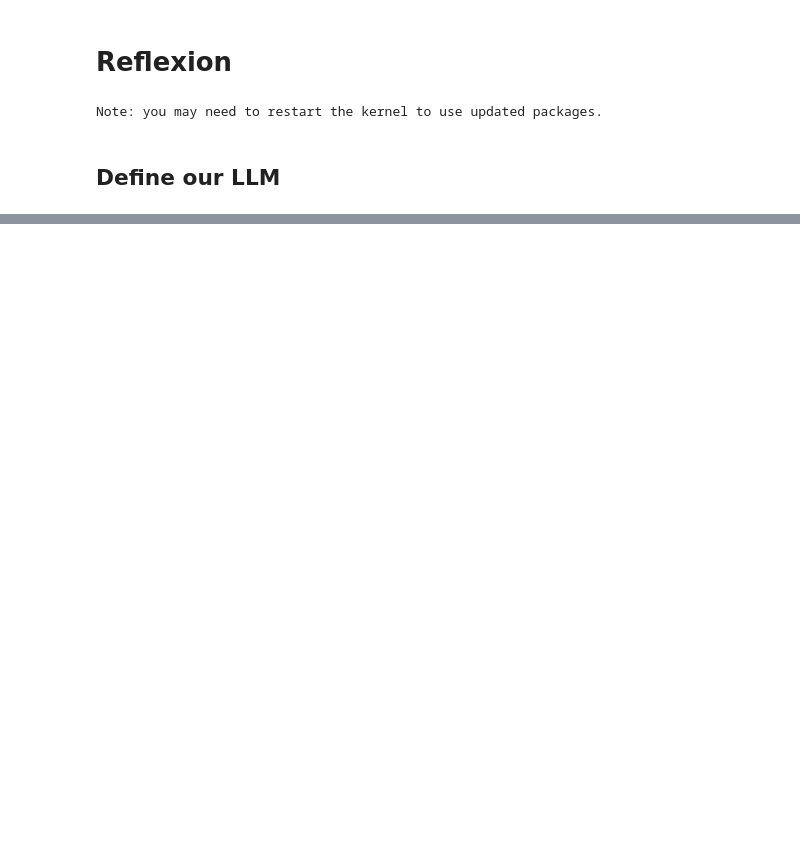
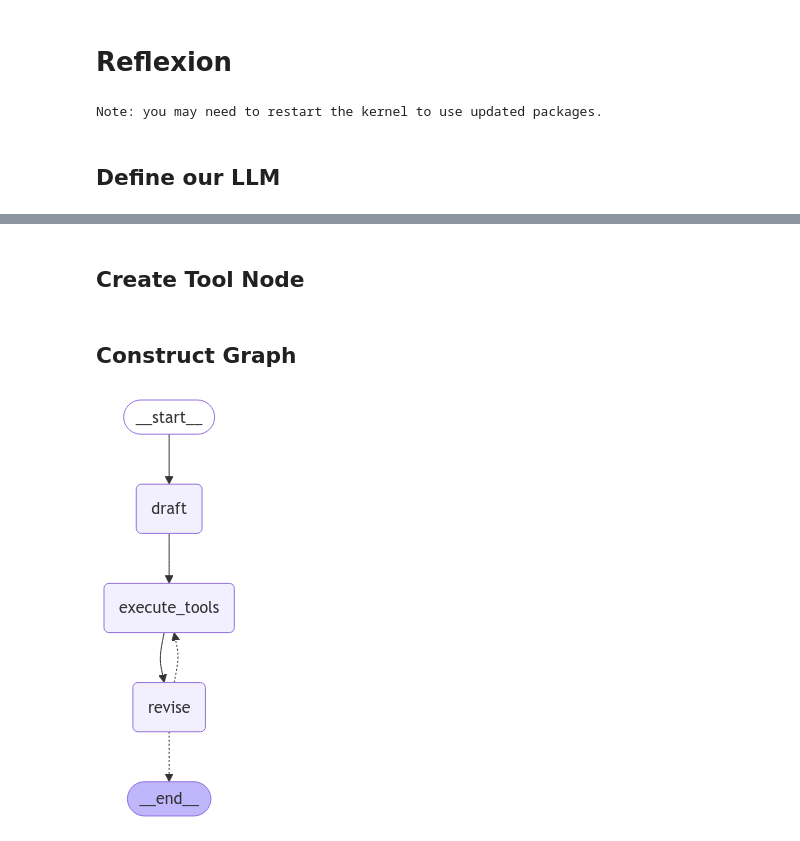
Before and after one commit to dkimds/llm-ops, a Jupyter notebook: LangGraph/7. Reflexion.ipynb, the cells around one changed output, grey strips where cells are left out. Drawn from its saved outputs; the diff is of its cells as text; code cells hidden in the pictures; blank space fills up the shorter version.

```diff
--- a/LangGraph/7. Reflexion.ipynb
+++ b/LangGraph/7. Reflexion.ipynb
@@ -72,7 +73,7 @@ class ResponderWithRetries:
                 self.validator.invoke(response)
                 return {"messages": response}
             except ValidationError as e:
-                state = state + [
+                state["messages"] = state["messages"] + [
                     response,
                     ToolMessage(
                         content=f"{repr(e)}\n\nPay close attention to the function schema.\n\n"
@@ -124,0 +183,20 @@ TypeError: unsupported operand type(s) for +: 'dict' and 'list'
+# %% [markdown]
+## Create Tool Node
+# %%
+from langchain_core.tools import StructuredTool
+
+from langgraph.prebuilt import ToolNode
+
+
+def run_queries(search_queries: list[str], **kwargs):
+    """Run the generated queries."""
+    return tavily_tool.batch([{"query": query} for query in search_queries])
+
+tool_node = ToolNode(
+    [
+        StructuredTool.from_function(run_queries, name=AnswerQuestion.__name__),
+        StructuredTool.from_function(run_queries, name=ReviseAnswer.__name__),
+    ]
+)
+# %% [markdown]
+## Construct Graph
@@ -124,0 +251,10 @@ TypeError: unsupported operand type(s) for +: 'dict' and 'list'
+# %%
+from IPython.display import Image, display
+
+try:
+    display(Image(graph.get_graph().draw_mermaid_png()))
+except Exception:
+    # This requires some extra dependencies and is optional
+    pass
+# %% [output]
+[figure, added]
```
Also changed, not shown: parts of 10 cells of this notebook.
